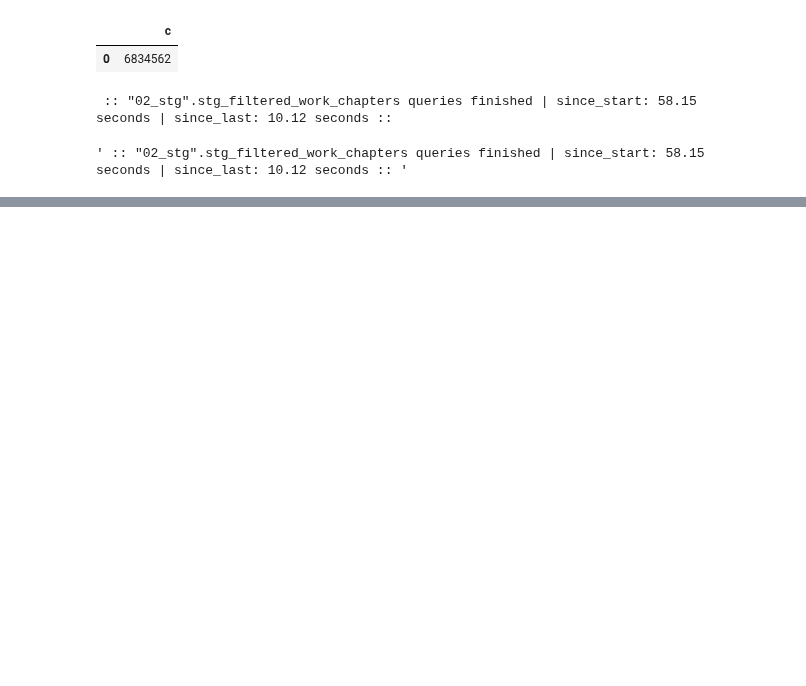
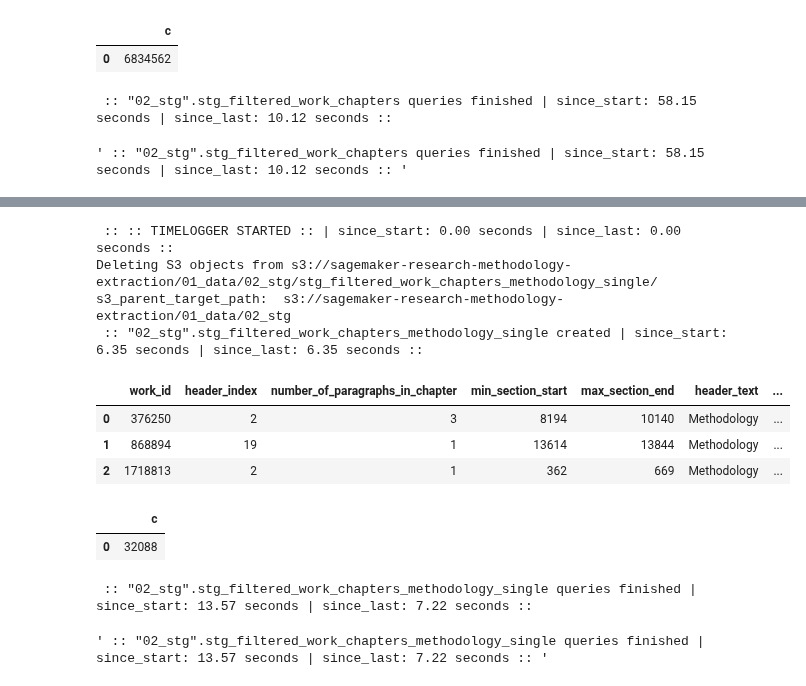
Before and after one commit to ka-steve/sagemaker_research_classification, a Jupyter notebook: src/04_transformation/04_01_transformation_control.ipynb, the cells around one changed output, grey strips where cells are left out. Cells and saved outputs as stored; diff of their text form; code cells hidden in the pictures; blank space fills up the shorter version.

```diff
--- a/src/04_transformation/04_01_transformation_control.ipynb
+++ b/src/04_transformation/04_01_transformation_control.ipynb
@@ -805,0 +838,30 @@ s3_parent_target_path:  s3://sagemaker-research-methodology-extraction/01_data/0
+# %%
+table_name = 'stg_filtered_work_chapters_methodology_single'
+db_name = '02_stg'
+timelogger = utils.TimeLogger()
+utils.create_table_from_sql_file(
+    database_name=db_name,
+    table_name=table_name,
+    overwrite_strategy='overwrite', # options: fail, overwrite, ignore
+    wait=True,
+    # s3_parent_target_path=config.S3_CORE_DATA_PATH
+)
+timelogger.log(f'"{db_name}".{table_name} created')
+
+utils.pd_set_options(cols=300)
+display(wr.athena.read_sql_query(f"""SELECT * FROM "{db_name}".{table_name} LIMIT 3 """, db_name))
+display(wr.athena.read_sql_query(f"""SELECT COUNT(*) AS c FROM "{db_name}".{table_name} """, db_name))
+timelogger.log(f'"{db_name}".{table_name} queries finished')
+# %% [output]
+ :: :: TIMELOGGER STARTED :: | since_start: 0.00 seconds | since_last: 0.00 seconds ::
+Deleting S3 objects from s3://sagemaker-research-methodology-extraction/01_data/02_stg/stg_filtered_work_chapters_methodology_single/
+s3_parent_target_path:  s3://sagemaker-research-methodology-extraction/01_data/02_stg
+ :: "02_stg".stg_filtered_work_chapters_methodology_single created | since_start: 6.35 seconds | since_last: 6.35 seconds ::
+|  | work_id | header_index | number_of_paragraphs_in_chapter | min_section_start | max_section_end | header_text | ... |
+| 0 | 376250 | 2 | 3 | 8194 | 10140 | Methodology | ... |
+| 1 | 868894 | 19 | 1 | 13614 | 13844 | Methodology | ... |
+| 2 | 1718813 | 2 | 1 | 362 | 669 | Methodology | ... |
+|  | c |
+| 0 | 32088 |
+ :: "02_stg".stg_filtered_work_chapters_methodology_single queries finished | since_start: 13.57 seconds | since_last: 7.22 seconds ::
+' :: "02_stg".stg_filtered_work_chapters_methodology_single queries finished | since_start: 13.57 seconds | since_last: 7.22 seconds :: '
```
Also changed, not shown: parts of 1 cell of this notebook, 5 other files.
